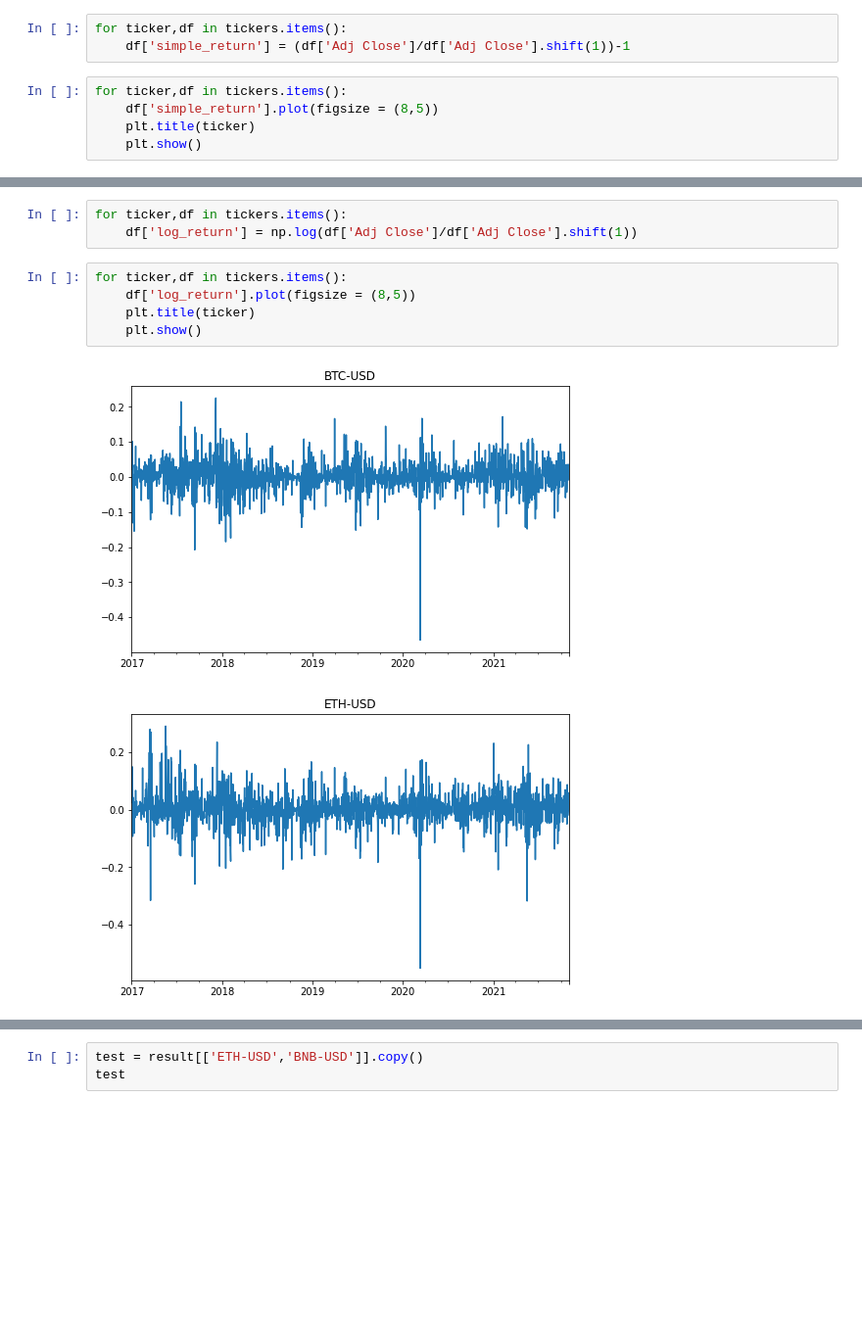
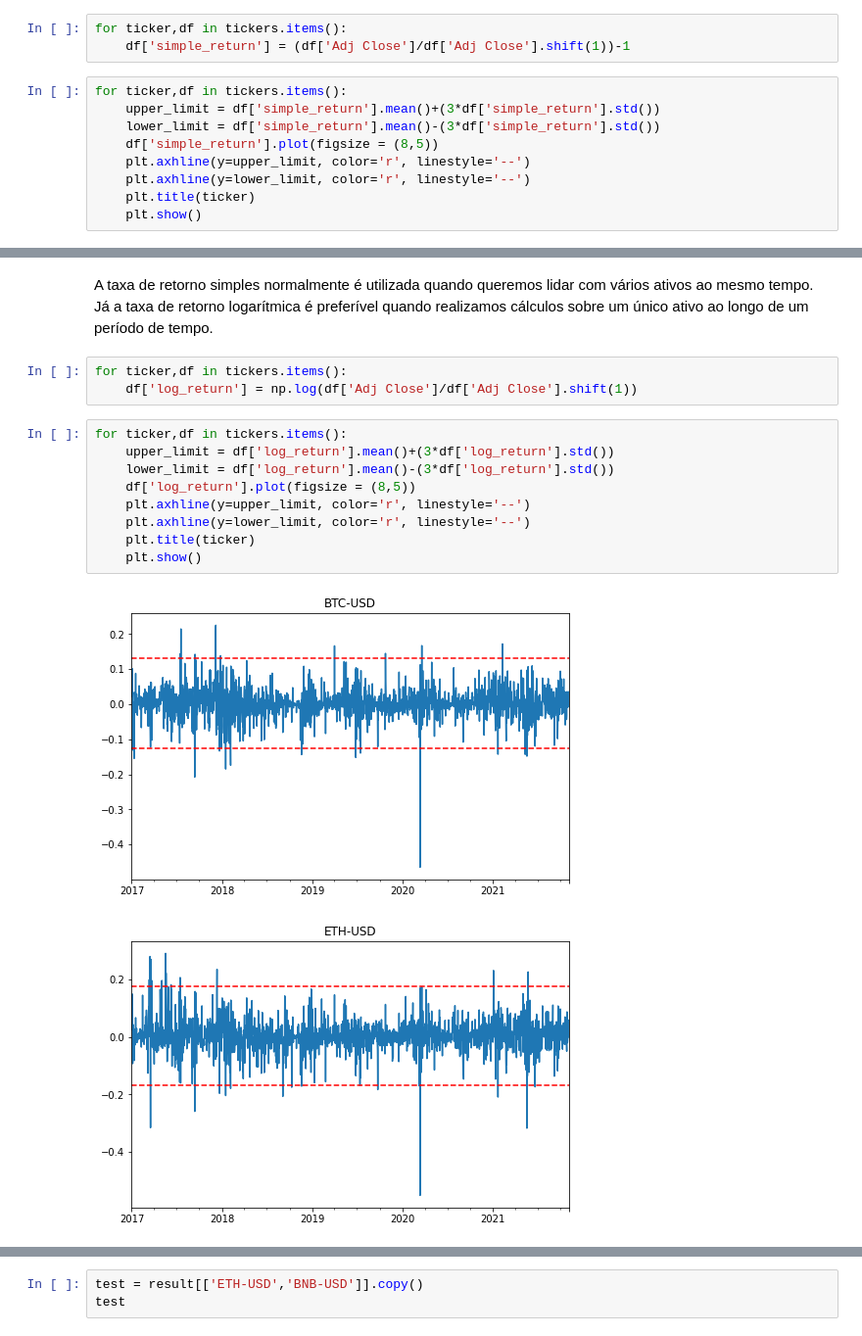
Before and after one commit to alexfrederico/CryptocurrencyFinancialAnalysis, a Jupyter notebook: Cryptocurrency financial analysis.ipynb, the cells around one changed output, grey strips where cells are left out. Shown at 98% size. Cells and saved outputs as stored; diff of their text form; blank space fills up the shorter version.

```diff
--- a/Cryptocurrency financial analysis.ipynb
+++ b/Cryptocurrency financial analysis.ipynb
@@ -173,7 +177,11 @@ for ticker,df in tickers.items():
     df['simple_return'] = (df['Adj Close']/df['Adj Close'].shift(1))-1
 # %%
 for ticker,df in tickers.items():
+    upper_limit = df['simple_return'].mean()+(3*df['simple_return'].std())
+    lower_limit = df['simple_return'].mean()-(3*df['simple_return'].std())
     df['simple_return'].plot(figsize = (8,5))
+    plt.axhline(y=upper_limit, color='r', linestyle='--')
+    plt.axhline(y=lower_limit, color='r', linestyle='--')
     plt.title(ticker)
     plt.show()
 # %% [output]
@@ -205,11 +213,18 @@ Calcular taxa de retorno logaritmica
+# %% [markdown]
+A taxa de retorno simples normalmente é utilizada quando queremos lidar com vários ativos ao mesmo tempo.
+Já a taxa de retorno logarítmica é preferível quando realizamos cálculos sobre um único ativo ao longo de um período de tempo.
 # %%
 for ticker,df in tickers.items():
     df['log_return'] = np.log(df['Adj Close']/df['Adj Close'].shift(1))
 # %%
 for ticker,df in tickers.items():
+    upper_limit = df['log_return'].mean()+(3*df['log_return'].std())
+    lower_limit = df['log_return'].mean()-(3*df['log_return'].std())
     df['log_return'].plot(figsize = (8,5))
+    plt.axhline(y=upper_limit, color='r', linestyle='--')
+    plt.axhline(y=lower_limit, color='r', linestyle='--')
     plt.title(ticker)
     plt.show()
 # %% [output]
-[figure, old version]
+[figure, new version]
-[figure, old version]
+[figure, new version]
```
Also changed, not shown: parts of 76 cells of this notebook.
